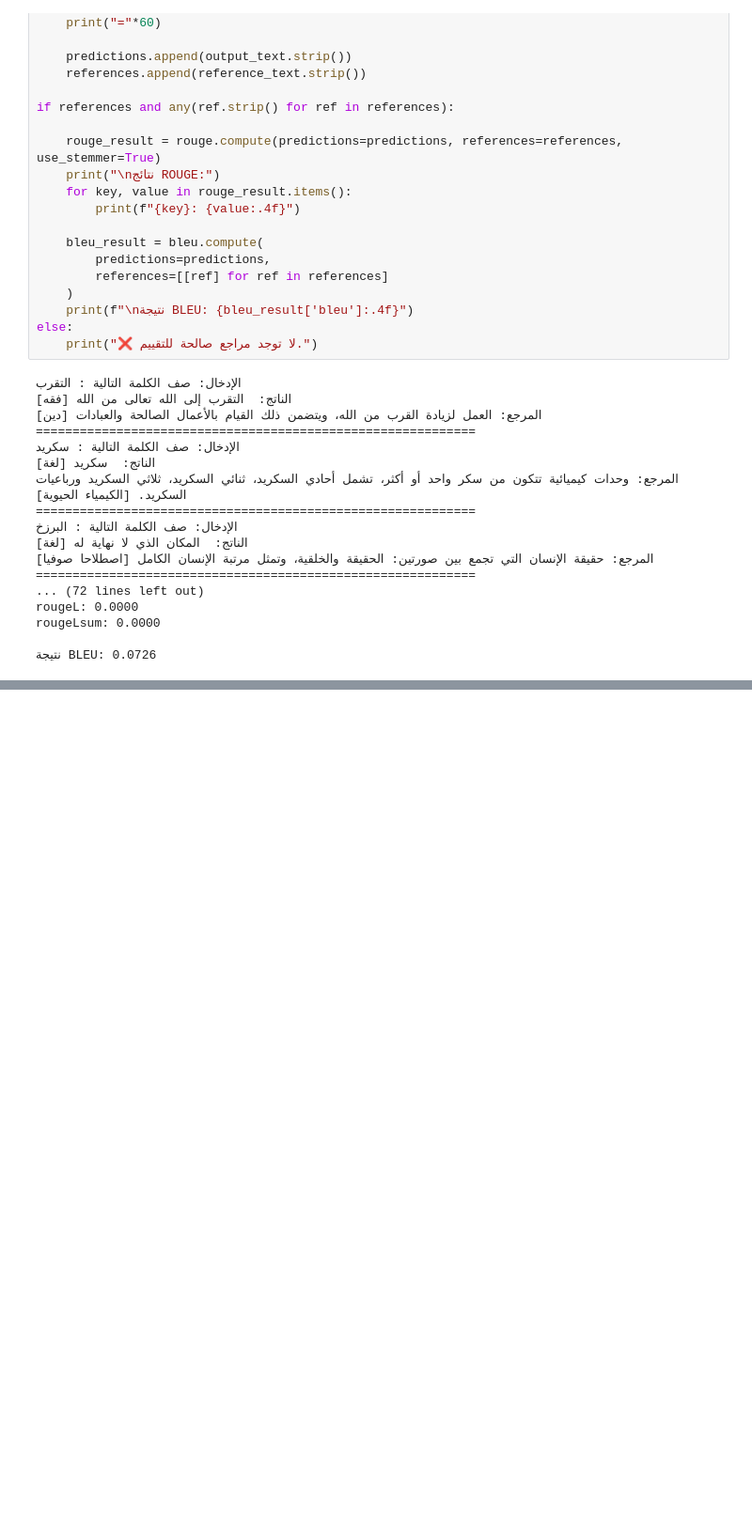
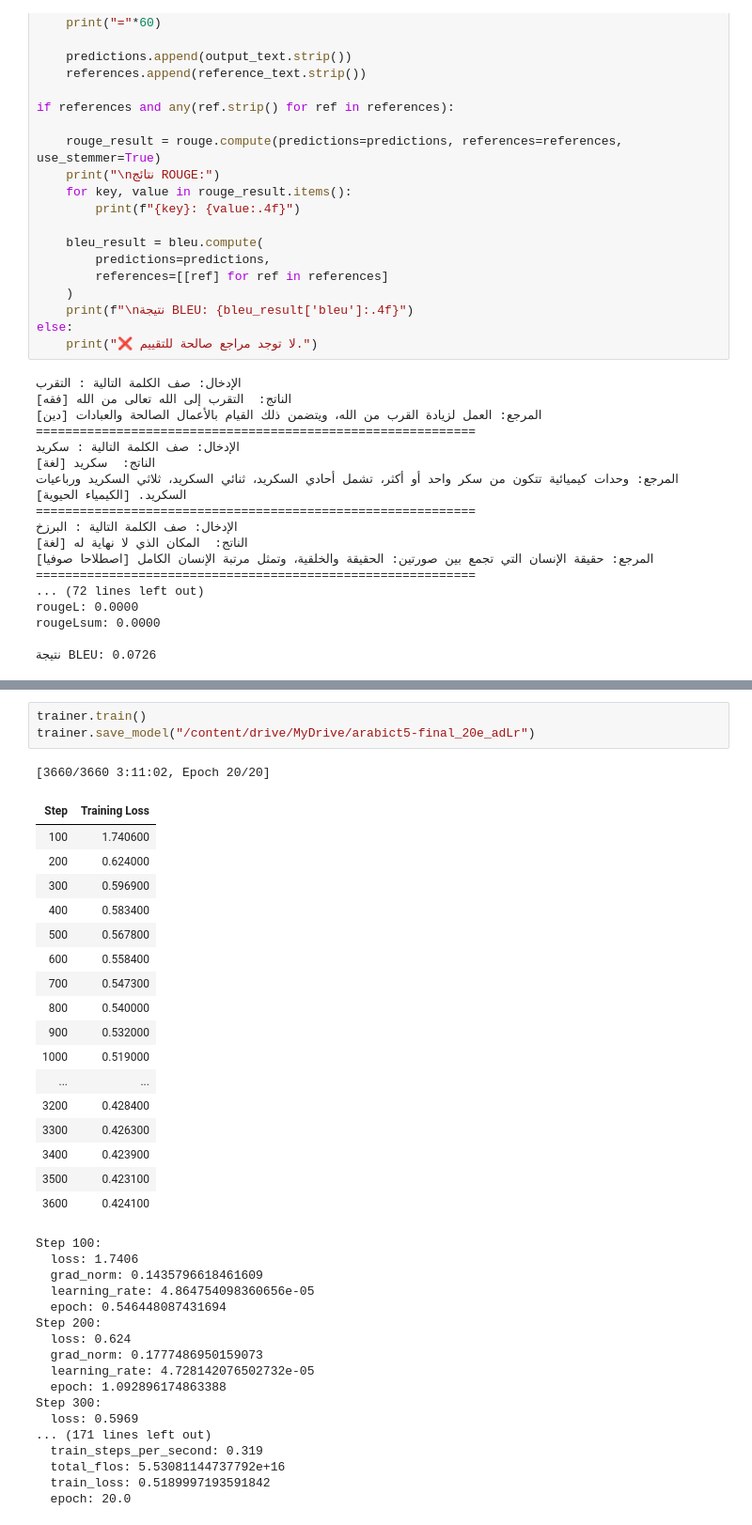
Before and after one commit to angiegh2002/learning_language_game, a Jupyter notebook: language_model.ipynb, the cells around one changed output, grey strips where cells are left out. Shown at 94% size. Drawn from its saved outputs; the diff is of its cells as text; blank space fills up the shorter version.

```diff
--- a/language_model.ipynb
+++ b/language_model.ipynb
@@ -1775,0 +1851,39 @@ print("Average eval loss:", avg_loss)
+# %%
+trainer.train()
+trainer.save_model("/content/drive/MyDrive/arabict5-final_20e_adLr")
+# %% [output]
+[3660/3660 3:11:02, Epoch 20/20]
+| Step | Training Loss |
+| 100 | 1.740600 |
+| 200 | 0.624000 |
+| 300 | 0.596900 |
+| 400 | 0.583400 |
+| 500 | 0.567800 |
+| 600 | 0.558400 |
+| 700 | 0.547300 |
+| 800 | 0.540000 |
+| 900 | 0.532000 |
+| 1000 | 0.519000 |
+| ... | ... |
+| 3200 | 0.428400 |
+| 3300 | 0.426300 |
+| 3400 | 0.423900 |
+| 3500 | 0.423100 |
+| 3600 | 0.424100 |
+Step 100:
+  loss: 1.7406
+  grad_norm: 0.1435796618461609
+  learning_rate: 4.864754098360656e-05
+  epoch: 0.546448087431694
+Step 200:
+  loss: 0.624
+  grad_norm: 0.1777486950159073
+  learning_rate: 4.728142076502732e-05
+  epoch: 1.092896174863388
+Step 300:
+  loss: 0.5969
+... (171 lines left out)
+  train_steps_per_second: 0.319
+  total_flos: 5.53081144737792e+16
+  train_loss: 0.5189997193591842
+  epoch: 20.0
```
Also changed, not shown: parts of 15 cells of this notebook.
